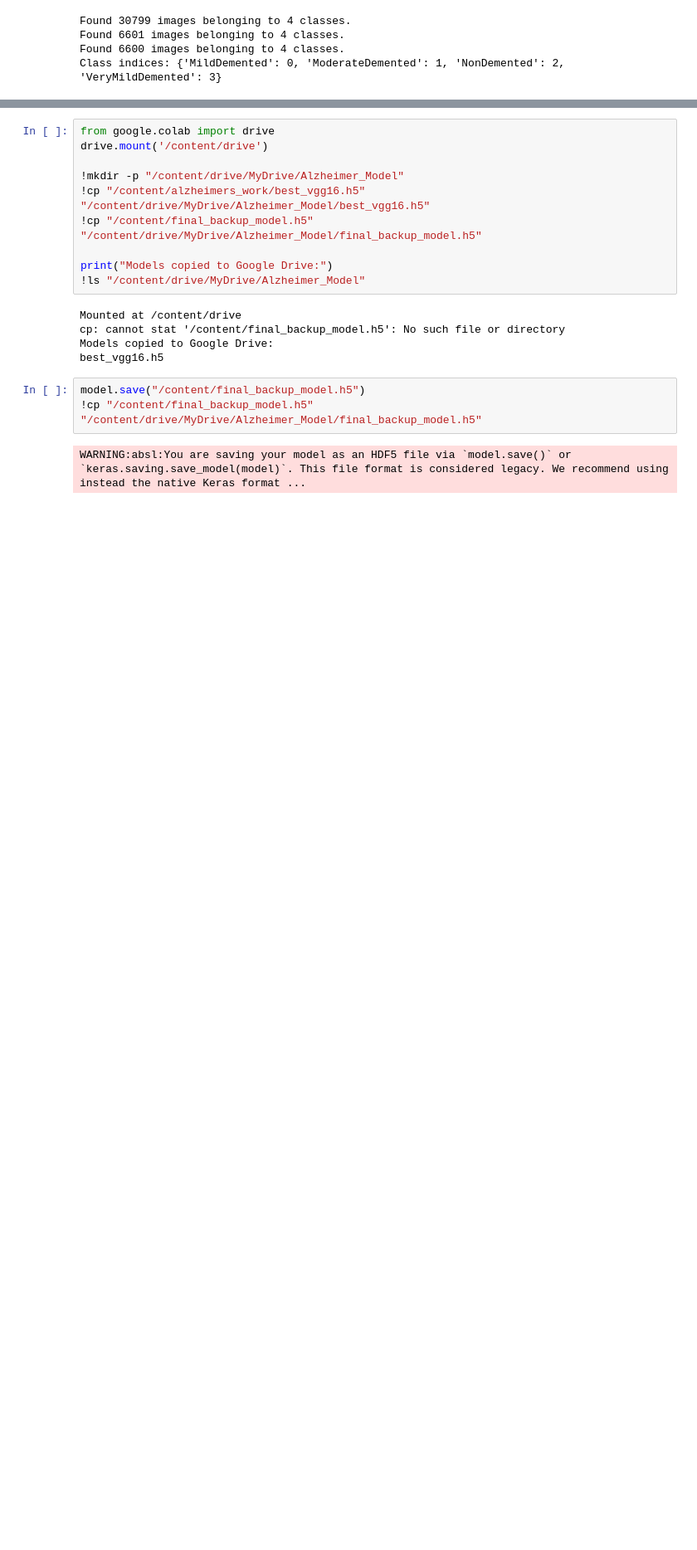
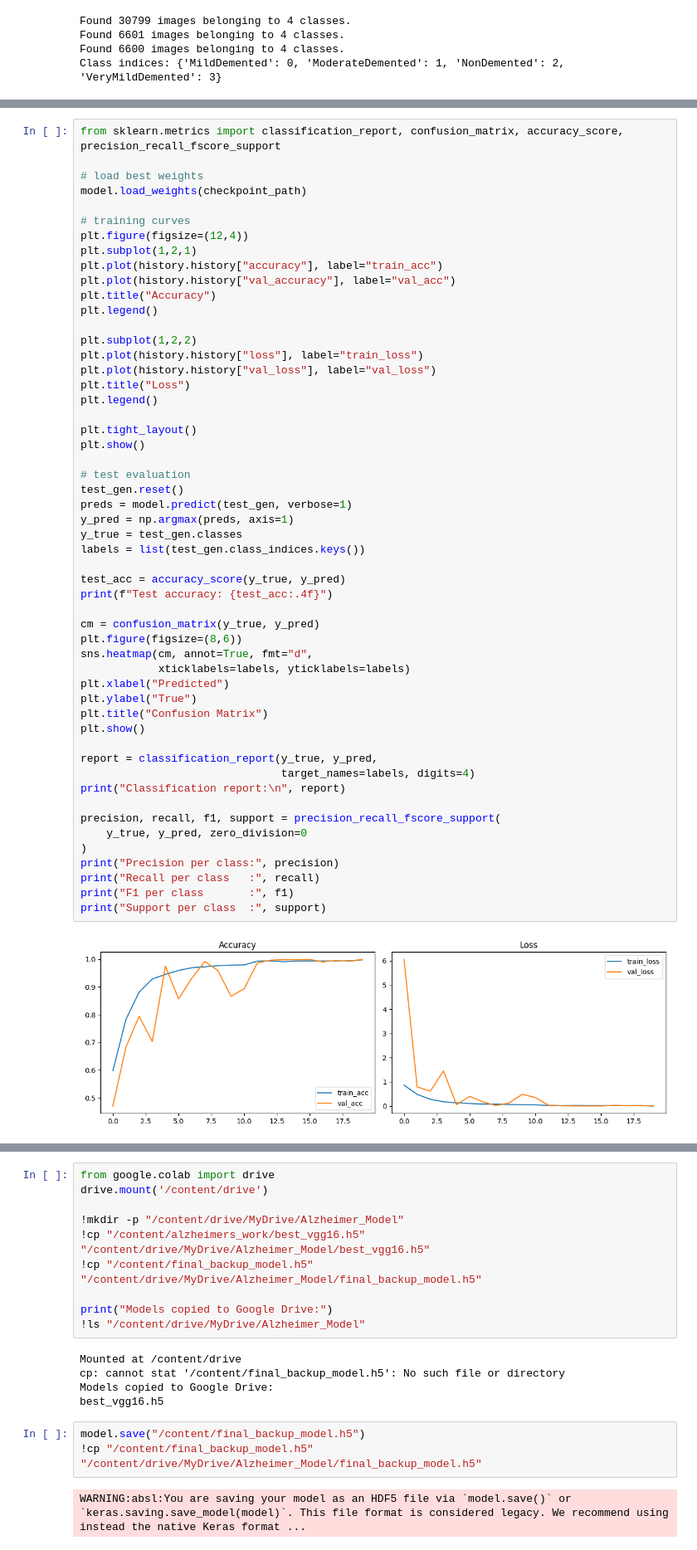
Before and after one commit to DevBatra05/DeepLearningLab, a Jupyter notebook: Project.ipynb, the cells around one changed output, grey strips where cells are left out. Shown at 83% size. Cells and saved outputs as stored; diff of their text form; blank space fills up the shorter version.

```diff
--- a/Project.ipynb
+++ b/Project.ipynb
@@ -343,0 +361,55 @@ Epoch 8: val_accuracy improved from 0.98515 to 0.98803, saving model to /content
+# %%
+from sklearn.metrics import classification_report, confusion_matrix, accuracy_score, precision_recall_fscore_support
+
+# load best weights
+model.load_weights(checkpoint_path)
+
+# training curves
+plt.figure(figsize=(12,4))
+plt.subplot(1,2,1)
+plt.plot(history.history["accuracy"], label="train_acc")
+plt.plot(history.history["val_accuracy"], label="val_acc")
+plt.title("Accuracy")
+plt.legend()
+
+plt.subplot(1,2,2)
+plt.plot(history.history["loss"], label="train_loss")
+plt.plot(history.history["val_loss"], label="val_loss")
+plt.title("Loss")
+plt.legend()
+
+plt.tight_layout()
+plt.show()
+
+# test evaluation
+test_gen.reset()
+preds = model.predict(test_gen, verbose=1)
+y_pred = np.argmax(preds, axis=1)
+y_true = test_gen.classes
+labels = list(test_gen.class_indices.keys())
+
+test_acc = accuracy_score(y_true, y_pred)
+print(f"Test accuracy: {test_acc:.4f}")
+
+cm = confusion_matrix(y_true, y_pred)
+plt.figure(figsize=(8,6))
+sns.heatmap(cm, annot=True, fmt="d",
+            xticklabels=labels, yticklabels=labels)
+plt.xlabel("Predicted")
+plt.ylabel("True")
+plt.title("Confusion Matrix")
+plt.show()
+
+report = classification_report(y_true, y_pred,
+                               target_names=labels, digits=4)
+print("Classification report:\n", report)
+
+precision, recall, f1, support = precision_recall_fscore_support(
+    y_true, y_pred, zero_division=0
+)
+print("Precision per class:", precision)
+print("Recall per class   :", recall)
+print("F1 per class       :", f1)
+print("Support per class  :", support)
+# %% [output]
+[figure, added]
```
Also changed, not shown: parts of 12 cells of this notebook.
